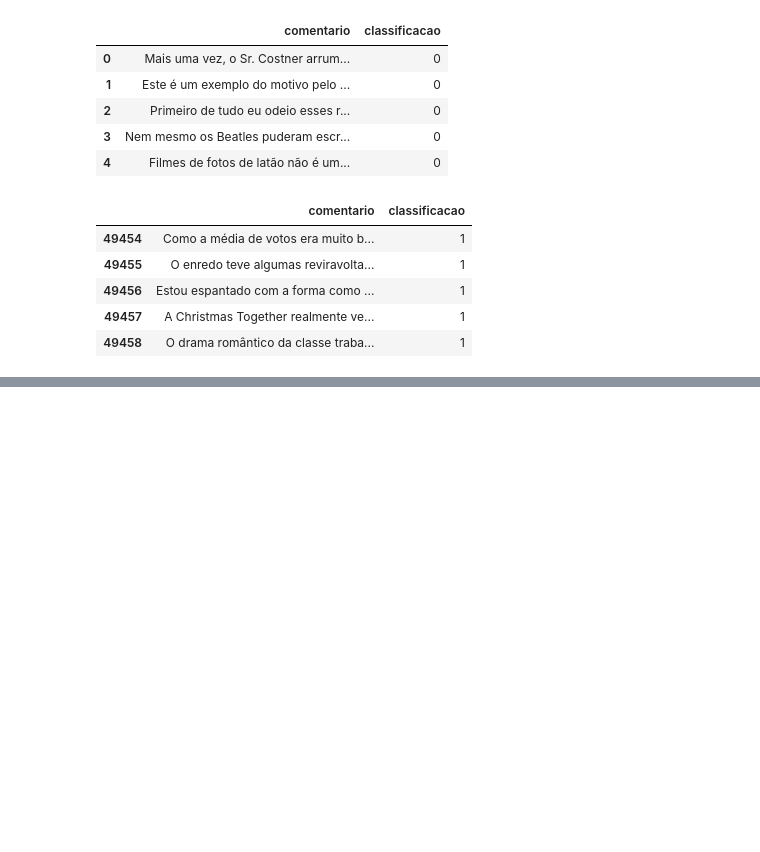
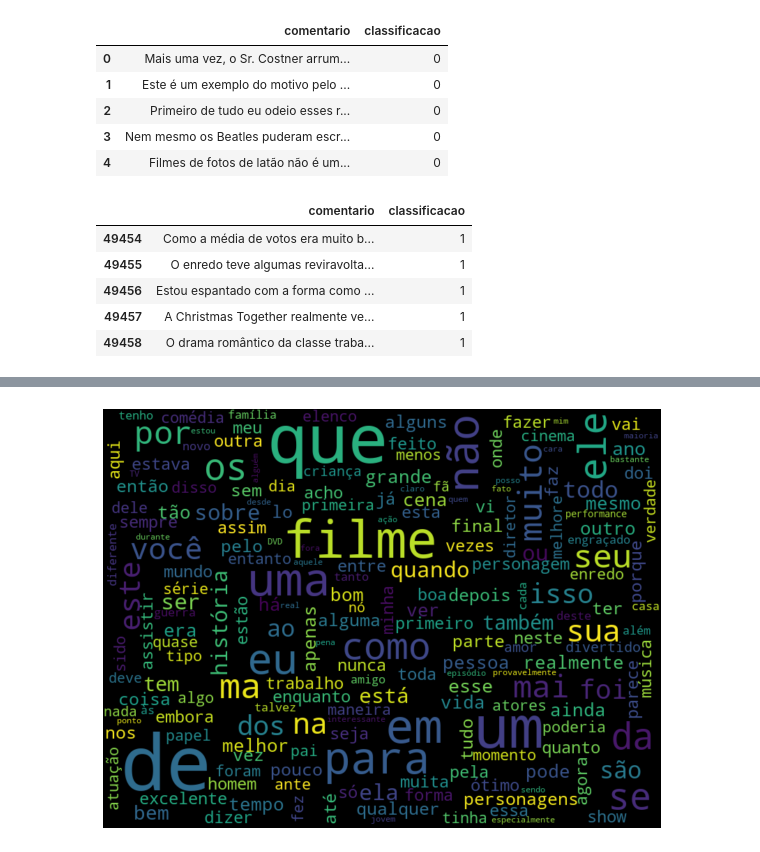
Before and after one commit to henriquedezani/curso-semac2019, a Jupyter notebook: Introdução ao PLN.ipynb, the cells around one changed output, grey strips where cells are left out. Cells and saved outputs as stored; diff of their text form; code cells hidden in the pictures; blank space fills up the shorter version.

```diff
--- a/Introdução ao PLN.ipynb
+++ b/Introdução ao PLN.ipynb
@@ -20,6 +33,4 @@ data_frame.tail()
 | 49456 | Estou espantado com a forma como ... | 1 |
 | 49457 | A Christmas Together realmente ve... | 1 |
 | 49458 | O drama romântico da classe traba... | 1 |
-# %%
-classificacao = data_frame['sentiment'].replace(['neg', 'pos'], [0, 1])
 # %%
@@ -26,0 +64,14 @@ data_frame["classificacao"] = classificacao
+# %%
+%matplotlib inline
+
+from wordcloud import WordCloud
+import matplotlib.pyplot as plt
+
+def plot_wordcloud(column, classificacao = '1'):
+    todas_palavras = ' '.join([text for text in data_frame.query('classificacao == {}'.format(classificacao))[column]])
+    nuvem_palavra = WordCloud(width=800, height=600, max_font_size=110, collocations=False).generate(todas_palavras)
+
+    plt.figure(figsize=(10,8))
+    plt.imshow(nuvem_palavra, interpolation='bilinear') # nitidez (bilinear)
+    plt.axis('off') # sem eixos
+    plt.show()
@@ -26,0 +100,4 @@ data_frame["classificacao"] = classificacao
+# %%
+plot_wordcloud('comentario')
+# %% [output]
+[figure, added]
```
Also changed, not shown: parts of 46 cells of this notebook.
